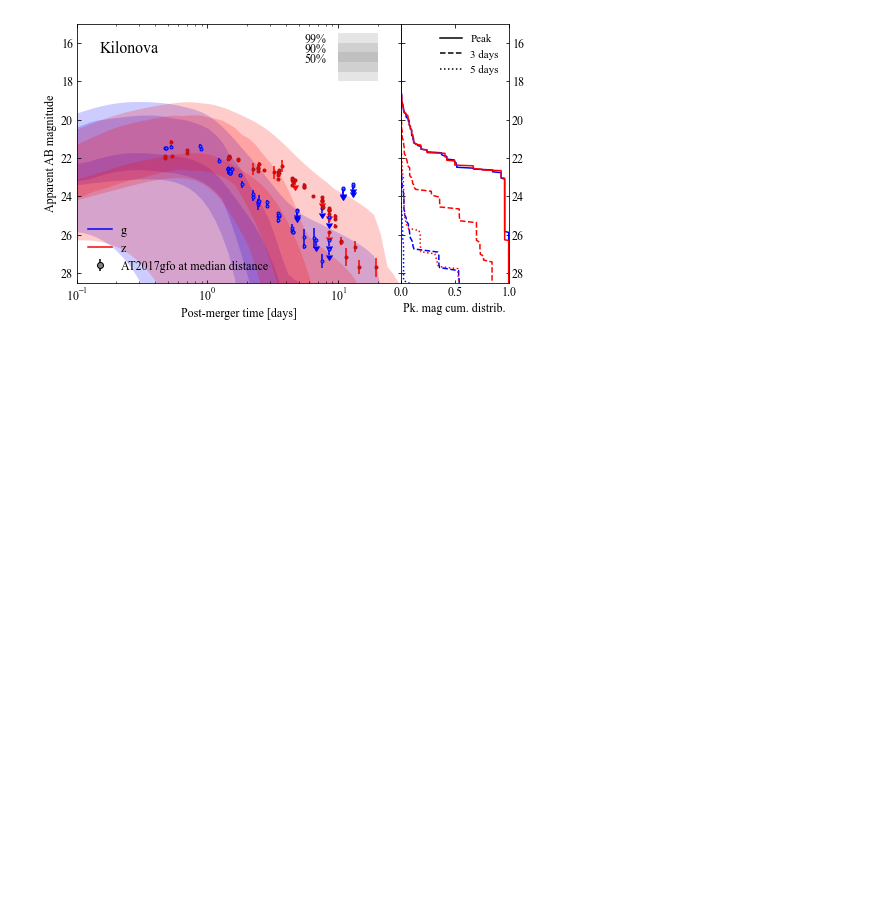
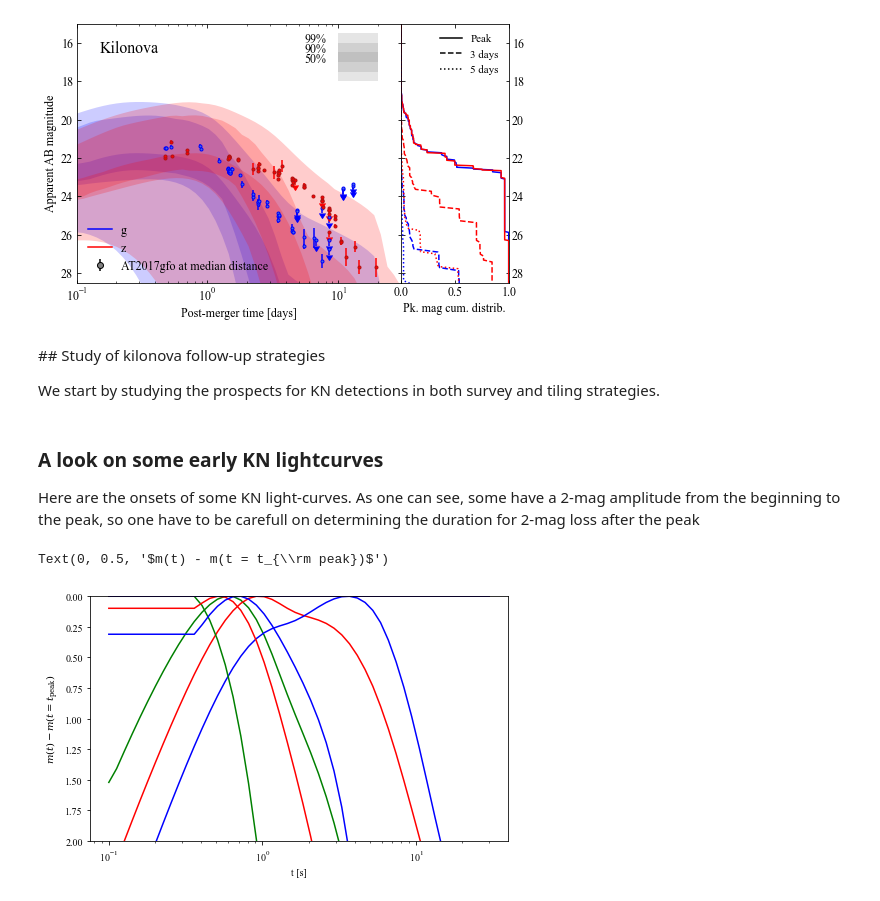
Before and after one commit to acolombo140/O4O5BHNS, a Jupyter notebook: O4BHNS.ipynb, the cells around one changed output. Cells and saved outputs as stored; diff of their text form; code cells hidden in the pictures; blank space fills up the shorter version.

```diff
--- a/O4BHNS.ipynb
+++ b/O4BHNS.ipynb
@@ -464,3 +482,23 @@ A value is trying to be set on a copy of a slice from a DataFrame
 
 See the caveats in the documentation: https://pandas.pydata.org/pandas-docs/stable/user_guide/indexing.html#returning-a-view-versus-a-copy
 [figure]
+# %% [markdown]
+## Study of kilonova follow-up strategies
+
+We start by studying the prospects for KN detections in both survey and tiling strategies.
+# %% [markdown]
+### A look on some early KN lightcurves
+Here are the onsets of some KN light-curves. As one can see, some have a 2-mag amplitude from the beginning to the peak, so one have to be carefull on determining the duration for 2-mag loss after the peak
+# %%
+plt.figure()
+for i in [2, 4, 6, 8]:
+    plt.plot(t_kn, lc_kn_APP[i, 0, :] - mpk_g[i], color='green')
+    plt.plot(t_kn, lc_kn_APP[i, 1, :] - mpk_z[i], color='red')
+    plt.plot(t_kn, lc_kn_APP[i, 2, :] - mpk_J[i], color='blue')
+plt.ylim([2, 0])
+plt.xscale('log')
+plt.xlabel('t [s]')
+plt.ylabel(r'$m(t) - m(t = t_{\rm peak})$')
+# %% [output]
+Text(0, 0.5, '$m(t) - m(t = t_{\\rm peak})$')
+[figure, added]
```
Also changed, not shown: parts of 19 cells of this notebook.
